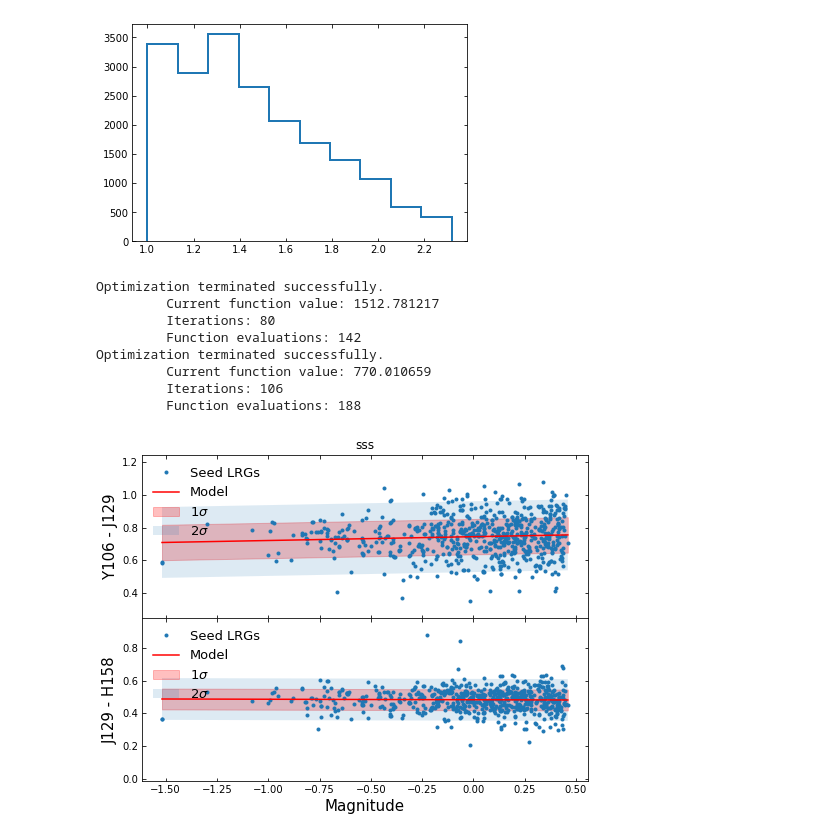
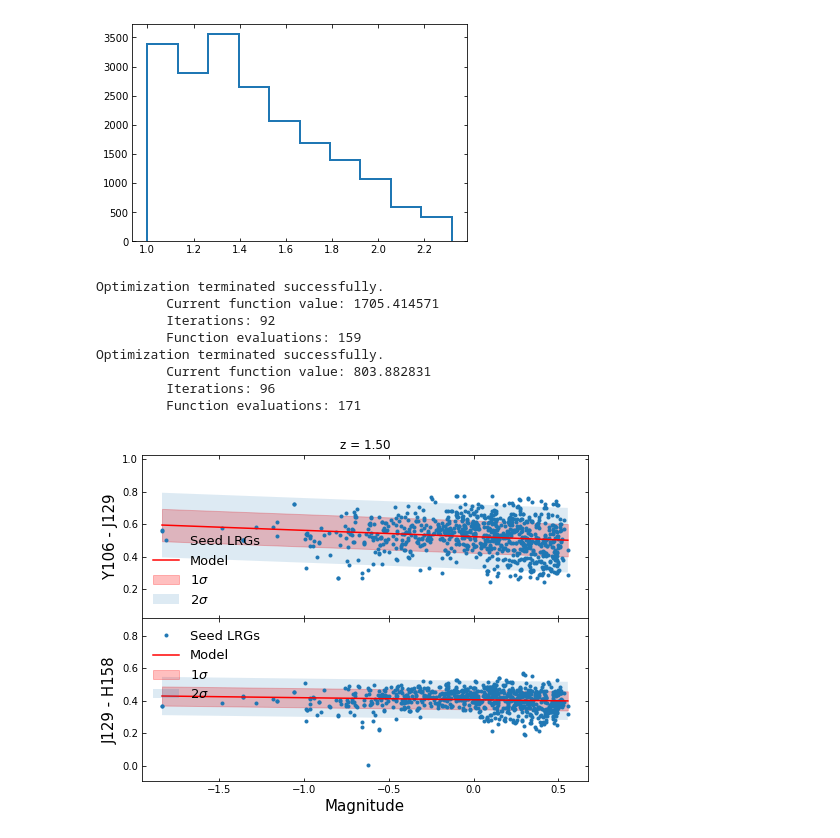
Before and after one commit to Zhiyuan-G/Rubin-Roman-redmagic, a Jupyter notebook: Roman_red_sequence_calibration.ipynb, the cells around one changed output. Saved outputs shown, nothing was run; the diff lists cells and outputs as text; code cells hidden in the pictures.

```diff
--- a/Roman_red_sequence_calibration.ipynb
+++ b/Roman_red_sequence_calibration.ipynb
@@ -89,28 +91,28 @@ def func (x):
 # %%
 fr = ['Y106','J129','H158','F184']
-z_low = 1.7
+z_low = 1.5
 z_high = z_low + 0.05
 z_mask = (zs > z_low) & (zs < z_high)
 
 f,ax = plt.subplots(2,1,figsize = (8,6))
-ax[0].set_title('sss')
+ax[0].set_title('z = %.2f'%z_low)
 plt.subplots_adjust(hspace=0.0)
 m_ref_mean,mag_ref,color,color_err = get_vals(c1 = fr[0],c2 = fr[1],ref_m=fr[-1],z_mask=z_mask)
 x0 = (1,0.5,0.002)
 res = optimize.fmin(func, x0);
 plot_model(ax = ax[0], mag_ref=mag_ref,m_ref_mean=m_ref_mean,res=res,c1=fr[0],c2 = fr[1])
 
 m_ref_mean,mag_ref,color,color_err = get_vals(c1 = fr[1],c2 = fr[2],ref_m=fr[-1],z_mask=z_mask)
 x0 = (1,0.5,0.002)
 res = optimize.fmin(func, x0);
 plot_model(ax = ax[1], mag_ref=mag_ref,m_ref_mean=m_ref_mean,res=res,c1=fr[1],c2 = fr[2])
 # %% [output]
 Optimization terminated successfully.
-         Current function value: 1512.781217
-         Iterations: 80
-         Function evaluations: 142
+         Current function value: 1705.414571
+         Iterations: 92
+         Function evaluations: 159
 Optimization terminated successfully.
-         Current function value: 770.010659
-         Iterations: 106
-         Function evaluations: 188
+         Current function value: 803.882831
+         Iterations: 96
+         Function evaluations: 171
-[figure, old version]
+[figure, new version]
```
Also changed, not shown: parts of 9 cells of this notebook.
